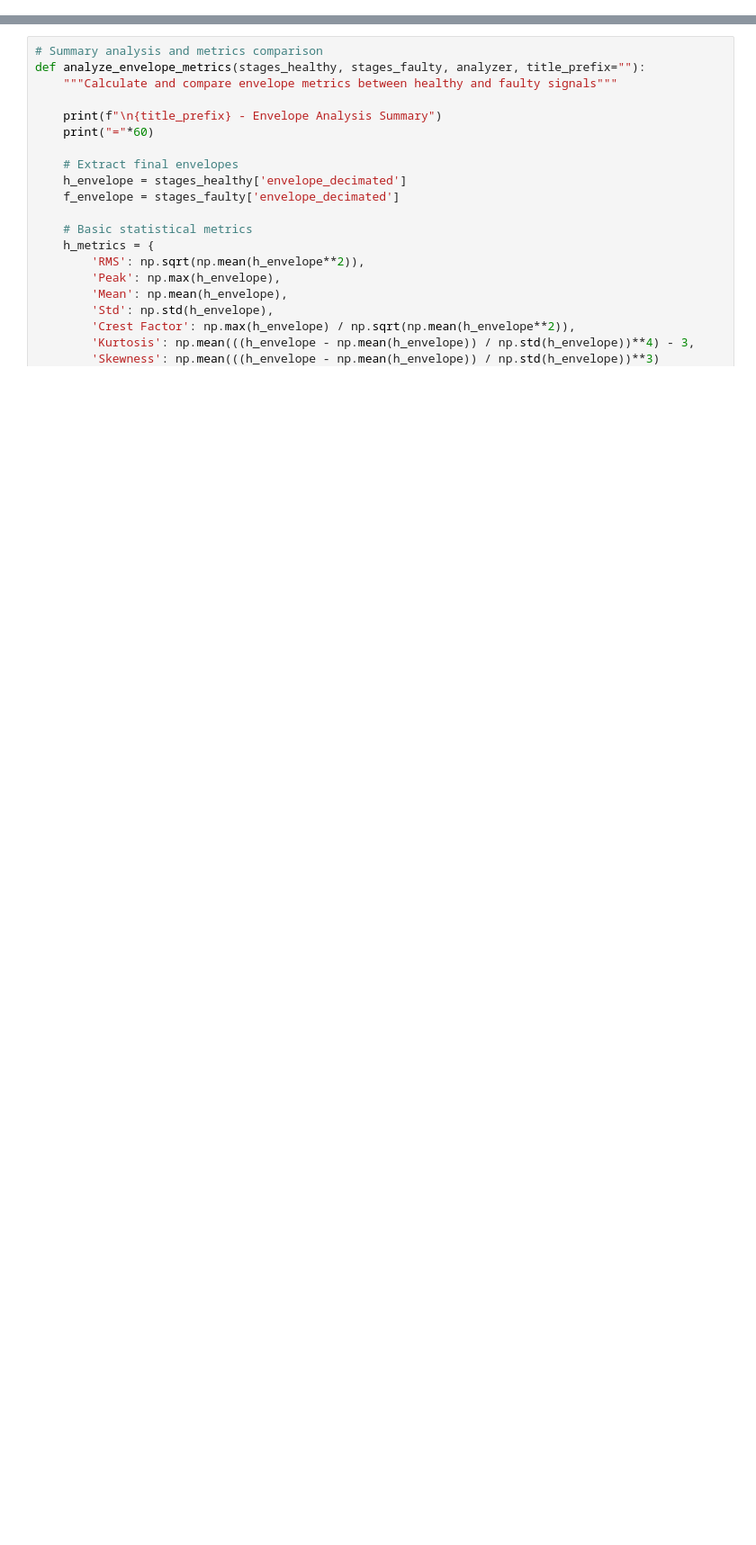
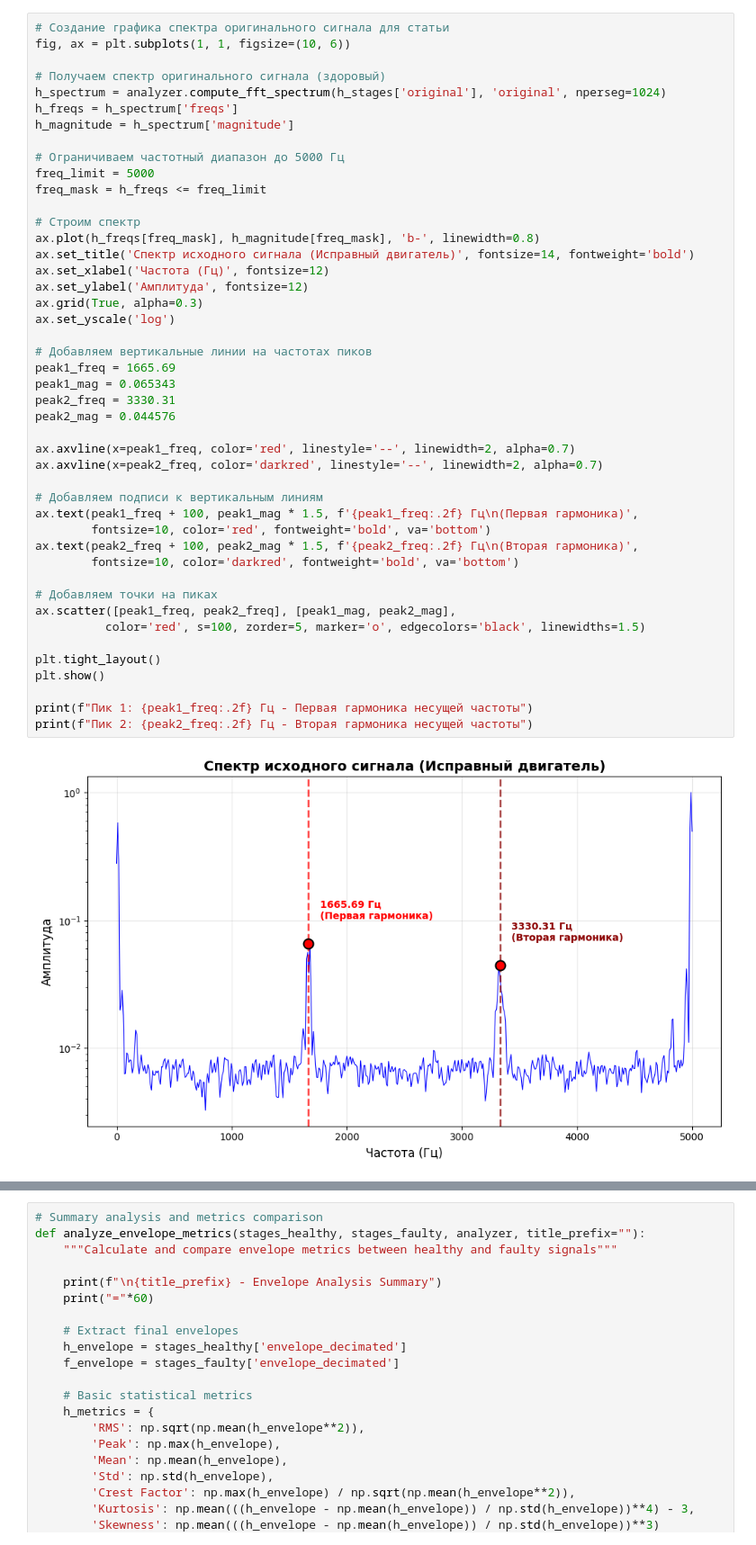
Before and after one commit to efvai/health-asyn-ml, a Jupyter notebook: notebooks/envelope_test.ipynb, the cells around one changed output, grey strips where cells are left out. Shown at 90% size. Saved outputs shown, nothing was run; the diff lists cells and outputs as text; blank space fills up the shorter version.

```diff
--- a/notebooks/envelope_test.ipynb
+++ b/notebooks/envelope_test.ipynb
@@ -209,0 +212,47 @@ Faulty - Detected Peaks:
+# %%
+# Создание графика спектра оригинального сигнала для статьи
+fig, ax = plt.subplots(1, 1, figsize=(10, 6))
+
+# Получаем спектр оригинального сигнала (здоровый)
+h_spectrum = analyzer.compute_fft_spectrum(h_stages['original'], 'original', nperseg=1024)
+h_freqs = h_spectrum['freqs']
+h_magnitude = h_spectrum['magnitude']
+
+# Ограничиваем частотный диапазон до 5000 Гц
+freq_limit = 5000
+freq_mask = h_freqs <= freq_limit
+
+# Строим спектр
+ax.plot(h_freqs[freq_mask], h_magnitude[freq_mask], 'b-', linewidth=0.8)
+ax.set_title('Спектр исходного сигнала (Исправный двигатель)', fontsize=14, fontweight='bold')
+ax.set_xlabel('Частота (Гц)', fontsize=12)
+ax.set_ylabel('Амплитуда', fontsize=12)
+ax.grid(True, alpha=0.3)
+ax.set_yscale('log')
+
+# Добавляем вертикальные линии на частотах пиков
+peak1_freq = 1665.69
+peak1_mag = 0.065343
+peak2_freq = 3330.31
+peak2_mag = 0.044576
+
+ax.axvline(x=peak1_freq, color='red', linestyle='--', linewidth=2, alpha=0.7)
+ax.axvline(x=peak2_freq, color='darkred', linestyle='--', linewidth=2, alpha=0.7)
+
+# Добавляем подписи к вертикальным линиям
+ax.text(peak1_freq + 100, peak1_mag * 1.5, f'{peak1_freq:.2f} Гц\n(Первая гармоника)',
+        fontsize=10, color='red', fontweight='bold', va='bottom')
+ax.text(peak2_freq + 100, peak2_mag * 1.5, f'{peak2_freq:.2f} Гц\n(Вторая гармоника)',
+        fontsize=10, color='darkred', fontweight='bold', va='bottom')
+
+# Добавляем точки на пиках
+ax.scatter([peak1_freq, peak2_freq], [peak1_mag, peak2_mag],
+          color='red', s=100, zorder=5, marker='o', edgecolors='black', linewidths=1.5)
+
+plt.tight_layout()
+plt.show()
+
+print(f"Пик 1: {peak1_freq:.2f} Гц - Первая гармоника несущей частоты")
+print(f"Пик 2: {peak2_freq:.2f} Гц - Вторая гармоника несущей частоты")
+# %% [output]
+[figure, added]
```
Also changed, not shown: parts of 5 cells of this notebook, 15 other files.
